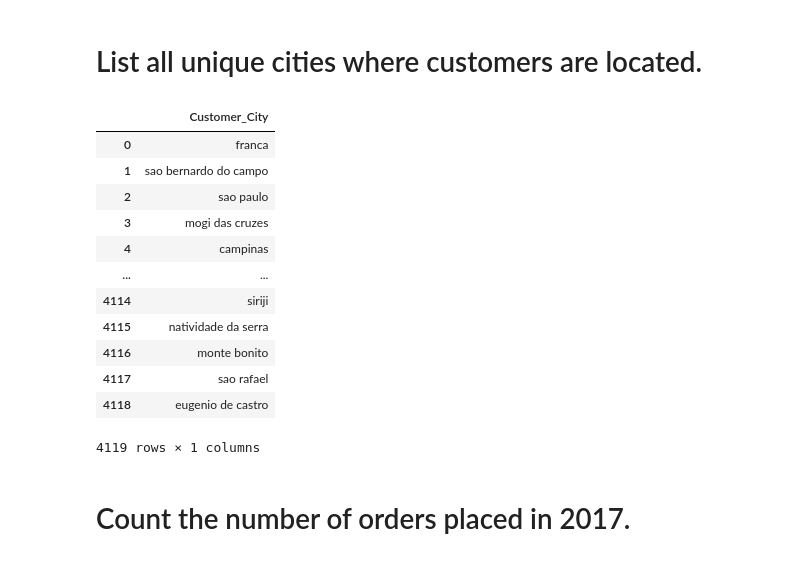
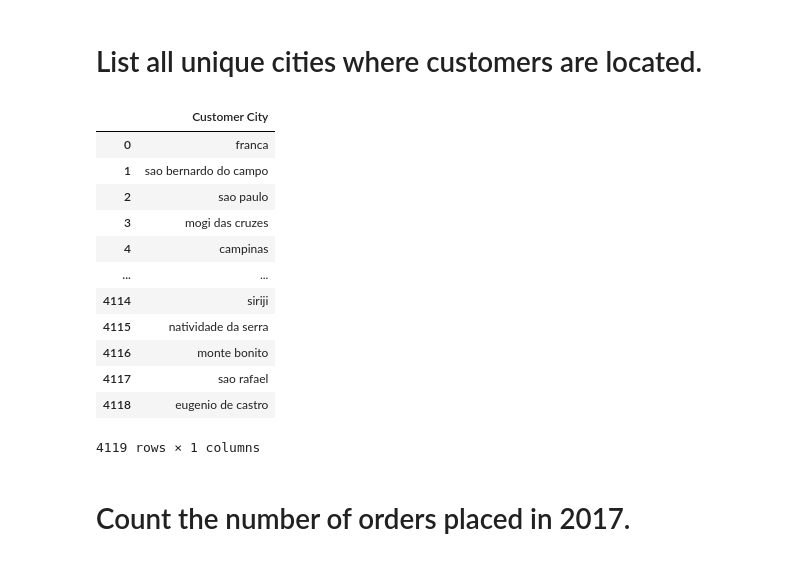
Before and after one commit to mahabubalam-gbs/SQL-Python-Ecommerce-Project, a Jupyter notebook: Ecommerce_Project.ipynb, the cells around one changed output. Saved outputs shown, nothing was run; the diff lists cells and outputs as text; code cells hidden in the pictures.

```diff
--- a/Ecommerce_Project.ipynb
+++ b/Ecommerce_Project.ipynb
@@ -108,14 +108,14 @@ cur = db.cursor()
 # %%
 query = """ SELECT DISTINCT(customer_city) FROM customers"""
 
 cur.execute(query)
 
 data = cur.fetchall()
 
-df = pd.DataFrame(data, columns = ["Customer_City"])
+df = pd.DataFrame(data, columns = ["Customer City"])
 df
 # %% [output]
-|  | Customer_City |
+|  | Customer City |
 | 0 | franca |
 | 1 | sao bernardo do campo |
 | 2 | sao paulo |
```
Also changed, not shown: parts of 1 cell of this notebook.
